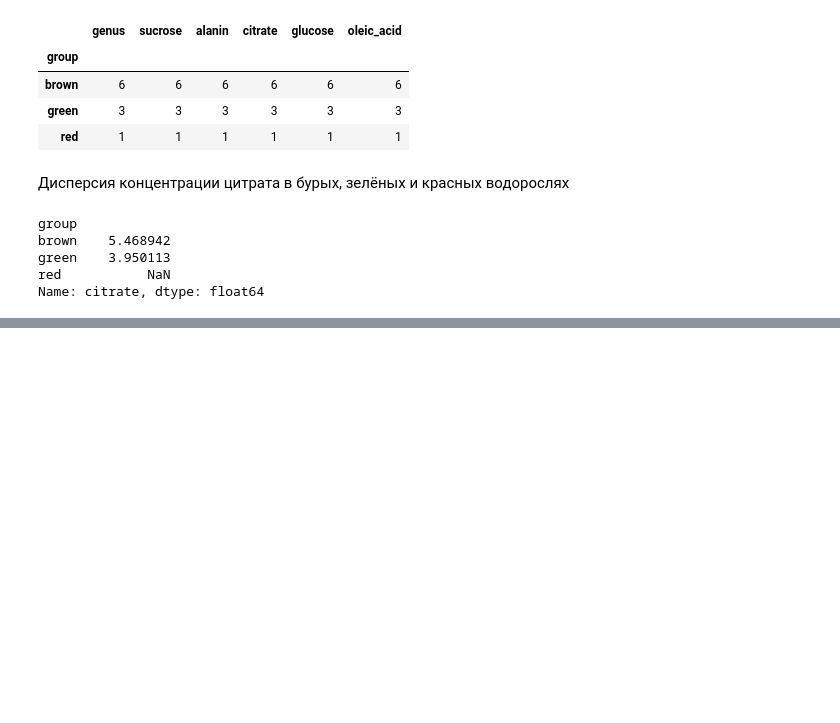
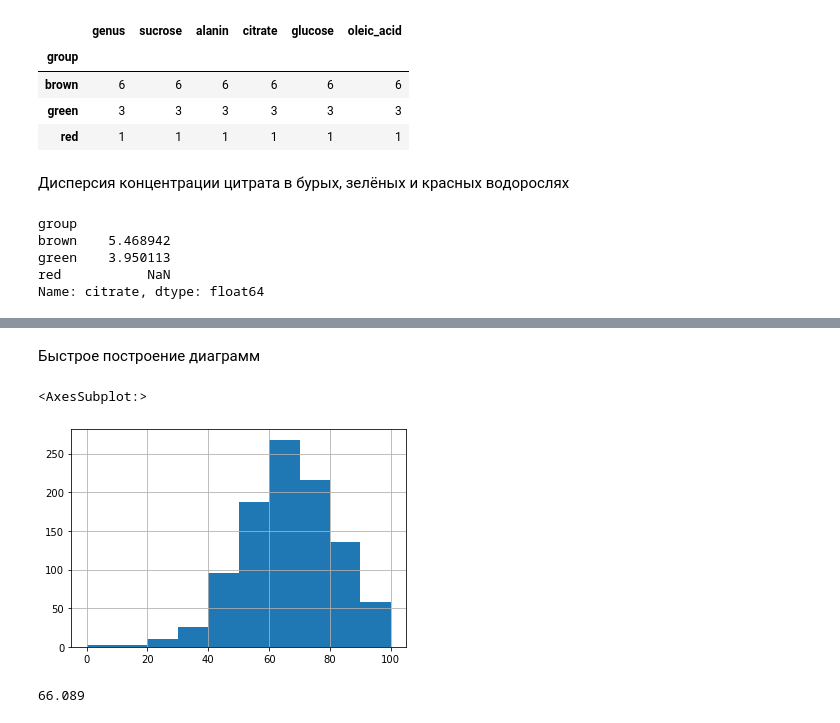
Before and after one commit to Accolyte42/Carpov_ML, a Jupyter notebook: Carpov_notes.ipynb, the cells around one changed output, grey strips where cells are left out. Saved outputs shown, nothing was run; the diff lists cells and outputs as text; code cells hidden in the pictures; blank space fills up the shorter version.

```diff
--- a/Carpov_notes.ipynb
+++ b/Carpov_notes.ipynb
@@ -1127,0 +1140,2 @@ Name: citrate, dtype: float64
+# %%
+students_performanse = pd.read_csv('https://stepik.org/media/attachments/course/4852/StudentsPerformance.csv')
@@ -1127,0 +1151,19 @@ Name: citrate, dtype: float64
+# %%
+students_performanse = students_performanse \
+    .rename(columns =
+           {'parental level of education': 'parental_level_of_education',
+            'test preparation course': 'test_preparation_course',
+            'math score': 'math_score',
+            'writing score': 'writing_score',
+            'reading score': 'reading_score'})
+# %% [markdown]
+Быстрое построение диаграмм
+# %%
+students_performanse.math_score.hist()
+# %% [output]
+<AxesSubplot:>
+[figure, added]
+# %%
+students_performanse.math_score.mean()
+# %% [output]
+66.089
```
Also changed, not shown: parts of 33 cells of this notebook, 1 other file.
